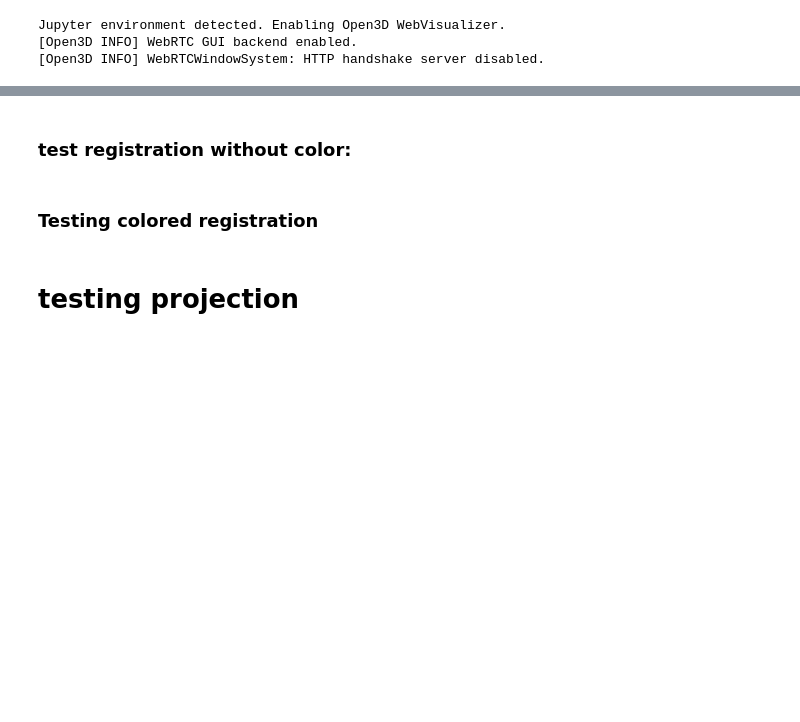
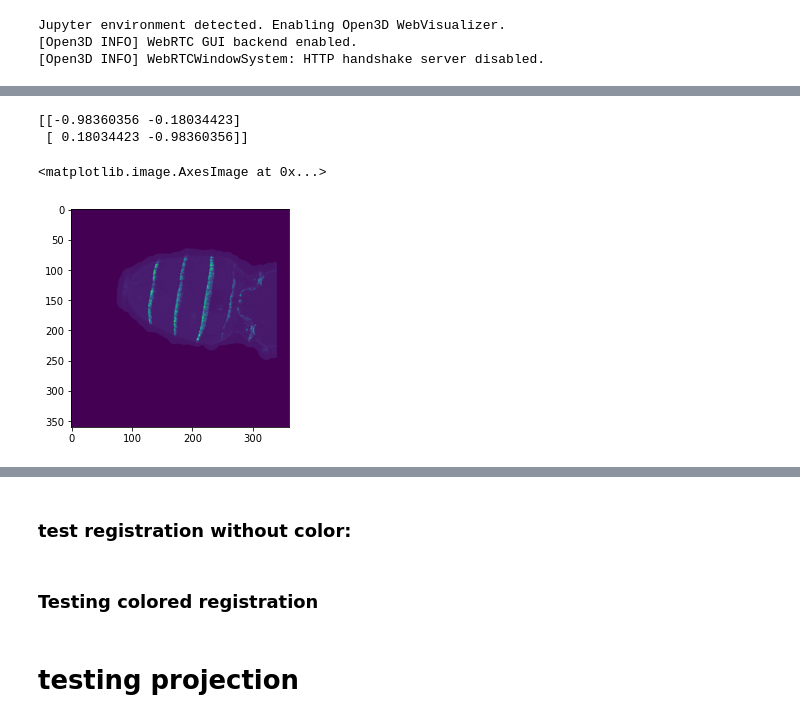
Before and after one commit to UniBonn-GompelLab/3D-DrosophilaRegistration, a Jupyter notebook: notebooks/Segmentation_Development-Copy1.ipynb, the cells around one changed output, grey strips where cells are left out. Cells and saved outputs as stored; diff of their text form; code cells hidden in the pictures; blank space fills up the shorter version.

Commit message:
Tested new segmentation pipeline based on max values along z

```diff
--- a/notebooks/Segmentation_Development-Copy1.ipynb
+++ b/notebooks/Segmentation_Development-Copy1.ipynb
@@ -35,7 +35,7 @@ reference_fly_filename = "/media/ceolin/Data/Lab Gompel/Projects/Fly_Abdomens/da
 image = io.imread(reference_fly_filename)
 
 # Downscaling:
-downscaling =  (2,2,2)
+downscaling =  (1,2.5,2.5)
 new_image_shape = [int(image.shape[i]/downscaling[i]) for i in range(3)]
 image_downscaled = transform.resize(image, new_image_shape, preserve_range = True)
 #image_downscaled = transform.downscale_local_mean(image, downscaling)[1:-2,1:-2,1:-2]
@@ -121,21 +134,19 @@ def skeletonize_on_slices(image_3d):
     return result
 
 
-# Skeletonize the segmented image, slice by slice:
-skeletonized = skeletonize_on_slices(Thresholded_Image)
+# Create a pcd from the skeletonized image
+pcd, pcd_values = image_to_pcd(Thresholded_Image)
+custom_draw(pcd)
 
-# Create a pcd from the skeletonized image
-skeleton_pcd, skeleton_values = image_to_pcd(skeletonized)
-custom_draw(skeleton_pcd)
 # Remove outliers from the skeletonized pcd, based on n_neighbrours within a radius:
-uni_down_pcd = skeleton_pcd.uniform_down_sample(every_k_points=3)
+uni_down_pcd = pcd.uniform_down_sample(every_k_points=3)
 custom_draw(uni_down_pcd)
-cleaned_pcd, ind = uni_down_pcd.remove_radius_outlier(nb_points=4, radius=3)
+cleaned_pcd, ind = uni_down_pcd.remove_radius_outlier(nb_points=4, radius=4)
+cleaned_pcd, ind = cleaned_pcd.remove_radius_outlier(nb_points=4, radius=4)
 cleaned_pcd, ind = cleaned_pcd.remove_radius_outlier(nb_points=4, radius=3)
-#cleaned_pcd, ind = cleaned_pcd.remove_radius_outlier(nb_points=4, radius=3)
 
 # downsampling
-cleaned_pcd = cleaned_pcd.voxel_down_sample(voxel_size=10)
+cleaned_pcd = cleaned_pcd.voxel_down_sample(voxel_size=5)
 
 custom_draw(cleaned_pcd)
 # %%
@@ -143,28 +154,26 @@ custom_draw(cleaned_pcd)
 cleaned_pcd.estimate_normals()
 cleaned_pcd.orient_normals_consistent_tangent_plane(k=30)
 
-
 #flip normals:
-#normals = -np.asarray(cleaned_pcd.normals)
-#cleaned_pcd.normals = o3d.utility.Vector3dVector(normals)
+normals = -np.asarray(cleaned_pcd.normals)
+cleaned_pcd.normals = o3d.utility.Vector3dVector(normals)
 
 #visualize normals:
 #o3d.visualization.draw_geometries([cleaned_pcd], point_show_normal=True)
 
-radii = [40]
+radii = [30]
 ball_mesh = o3d.geometry.TriangleMesh.create_from_point_cloud_ball_pivoting(cleaned_pcd, o3d.utility.DoubleVector(radii))
 bbox = cleaned_pcd.get_axis_aligned_bounding_box()
 ball_mesh_crop = ball_mesh.crop(bbox)
 ball_mesh_crop.paint_uniform_color([1,1,1])
 
 custom_draw_w_mesh(cleaned_pcd, ball_mesh_crop)
-resampled_pcd = ball_mesh_crop.sample_points_uniformly(number_of_points = 5000)
-
+resampled_pcd = ball_mesh_crop.sample_points_uniformly(number_of_points = 50000)
+custom_draw(resampled_pcd)
 #final_pcd = ball_mesh_crop.sample_points_uniformly(number_of_points = 5000)
 
-
 final_pcd = o3d.geometry.PointCloud()
-final_pcd.points = o3d.utility.Vector3dVector( np.concatenate((cleaned_pcd.points, resampled_pcd.points), axis=0) )
+final_pcd.points = o3d.utility.Vector3dVector( np.concatenate((pcd.points, resampled_pcd.points), axis=0) )
 
 custom_draw(final_pcd)
 
@@ -172,5 +181,5 @@ custom_draw(final_pcd)
 # %%
 final_pcd_values = np.ones(np.asarray(final_pcd.points).shape[0])
 final_image = pcd_to_image(final_pcd, final_pcd_values, Thresholded_Image.shape)
-final_image = morphology.dilation(final_image, morphology.ball(12))
+final_image = morphology.dilation(final_image, morphology.ball(5))
 # %%
@@ -177,0 +219,15 @@ viewer = napari.view_image(final_image)#*Image_padded)
+# %%
+### Testing prealignment and how to make the segmented volume thinner:
+
+segmented_image = (final_image*Image_padded).astype(np.uint16)
+z_projected = np.max(segmented_image, axis= 0)
+xy = np.argwhere(z_projected>1)
+cov_xy = np.cov(xy.T)
+_ , eigv = np.linalg.eig(cov_xy)
+print(eigv)
+plt.imshow(z_projected)
+# %% [output]
+[[-0.98360356 -0.18034423]
+ [ 0.18034423 -0.98360356]]
+<matplotlib.image.AxesImage at 0x...>
+[figure, added]
```
Also changed, not shown: parts of 6 cells of this notebook, 1 other file.
